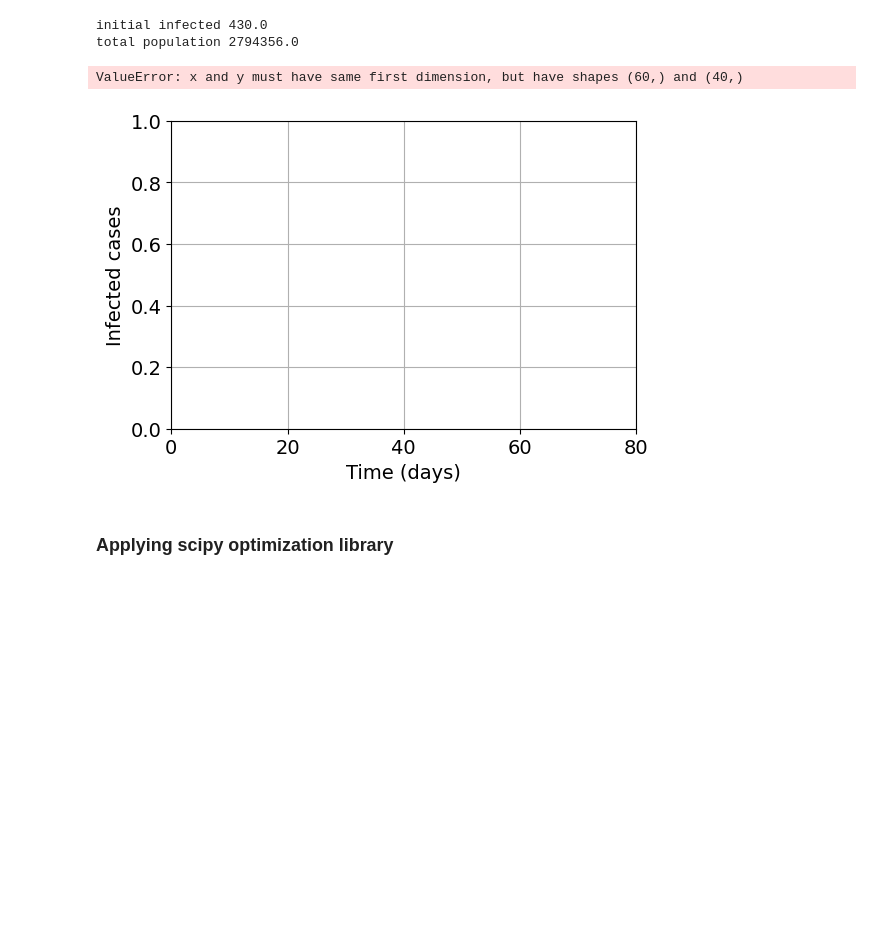
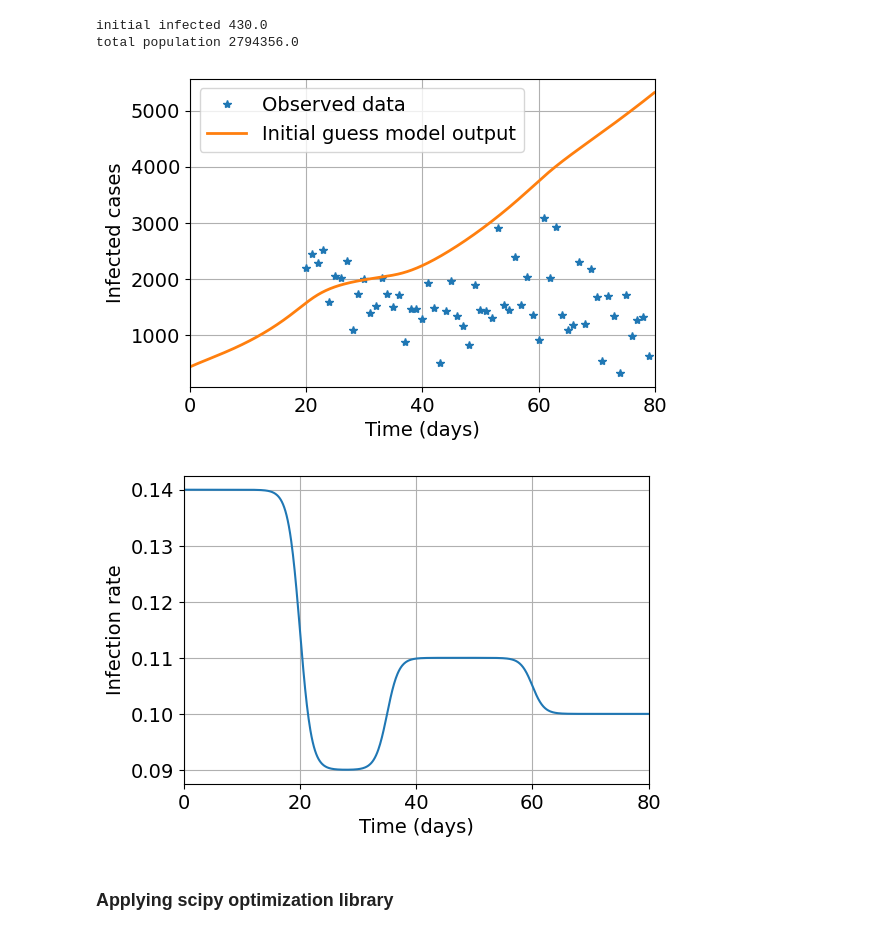
Before and after one commit to sudhipv/sequential_calibration, a Jupyter notebook: MLE/singlePHU/Nbinomial/1phu_sequential_MLE_NB.ipynb, the cells around one changed output. Cells and saved outputs as stored; diff of their text form; code cells hidden in the pictures; blank space fills up the shorter version.

```diff
--- a/MLE/singlePHU/Nbinomial/1phu_sequential_MLE_NB.ipynb
+++ b/MLE/singlePHU/Nbinomial/1phu_sequential_MLE_NB.ipynb
@@ -17,7 +17,9 @@ tstart = 20
 tlim = 80
 t = np.arange(tstart, tlim, 1)
 
-tmoh = np.arange(tstart, tlim, dt)
+
+### keep it always starting at 0
+tmoh = np.arange(0, tlim, dt)
 
 ndiv = 1/dt
 
@@ -65,7 +67,7 @@ I_synthetic = np.zeros((len(t),N_city))
 
 ### Synthetic data - true solution
 file = np.loadtxt('./toronto_synthetic_data.csv')
-I_synthetic[:,0] = file[0:len(t)]
+I_synthetic[:,0] = file[tstart:tlim]
 
 ##############################
 
@@ -126,7 +128,7 @@ param = np.ones(nparam)
 ### When doing sequential calibration, include all the parameters until that time which are already calibrated.
 
 ### Initial guesses of your parameters
-a0 = 0.08
+a0 = 0.14
 a1 = -0.05
 t1 =  20
 a2 =   0.02
@@ -200,36 +202,36 @@ for kk in range(1,len(tmoh)):
   D[kk,0] = D[kk-1,0] + dt*(gamma_d*I[kk-1,0])
   N[kk,0] = S[kk,0] +  E[kk,0] + I[kk,0] + R[kk,0]
 
   if( kk%ndiv == 0):
       idxmoh = int(kk/ndiv)
 
 
 
 fig1, ax1 = plt.subplots(figsize=(6, 4))
 ax1.set_xlim([0,tlim])
 ax1.set_xlabel('Time (days)')
 ax1.set_ylabel('Infected cases')
 ax1.grid()
-plt.plot(t, I_synthetic[tstart:tlim,0], '*', markersize=6, label='Observed data')
+plt.plot(t, I_synthetic[:,0], '*', markersize=6, label='Observed data')
 plt.plot(tmoh, I[:,0], '-',linewidth=2, label='Initial guess model output')
 ax1.legend(loc='best')
 # plt.savefig('./figs/noisy_data.pdf',  bbox_inches='tight')
 plt.show()
 
 
 
 fig2, ax2 = plt.subplots(figsize=(6, 4))
 ax2.set_xlim([0,tlim])
 ax2.set_xlabel('Time (days)')
 ax2.set_ylabel('Infection rate')
 ax2.grid()
 plt.plot(tmoh, beta_i[:,0], label='Sum of sigmoid model')
 ax1.legend(loc='best')
 # plt.savefig('./figs/beta.pdf',  bbox_inches='tight')
 plt.show()
 # %% [output]
-ValueError: x and y must have same first dimension, but have shapes (60,) and (40,)
-[figure, old version]
+[figure, new version]
+[figure, added]
 # %% [markdown]
 ### Applying scipy optimization library
 # %%
```
Also changed, not shown: parts of 2 cells of this notebook, 5 other files.
